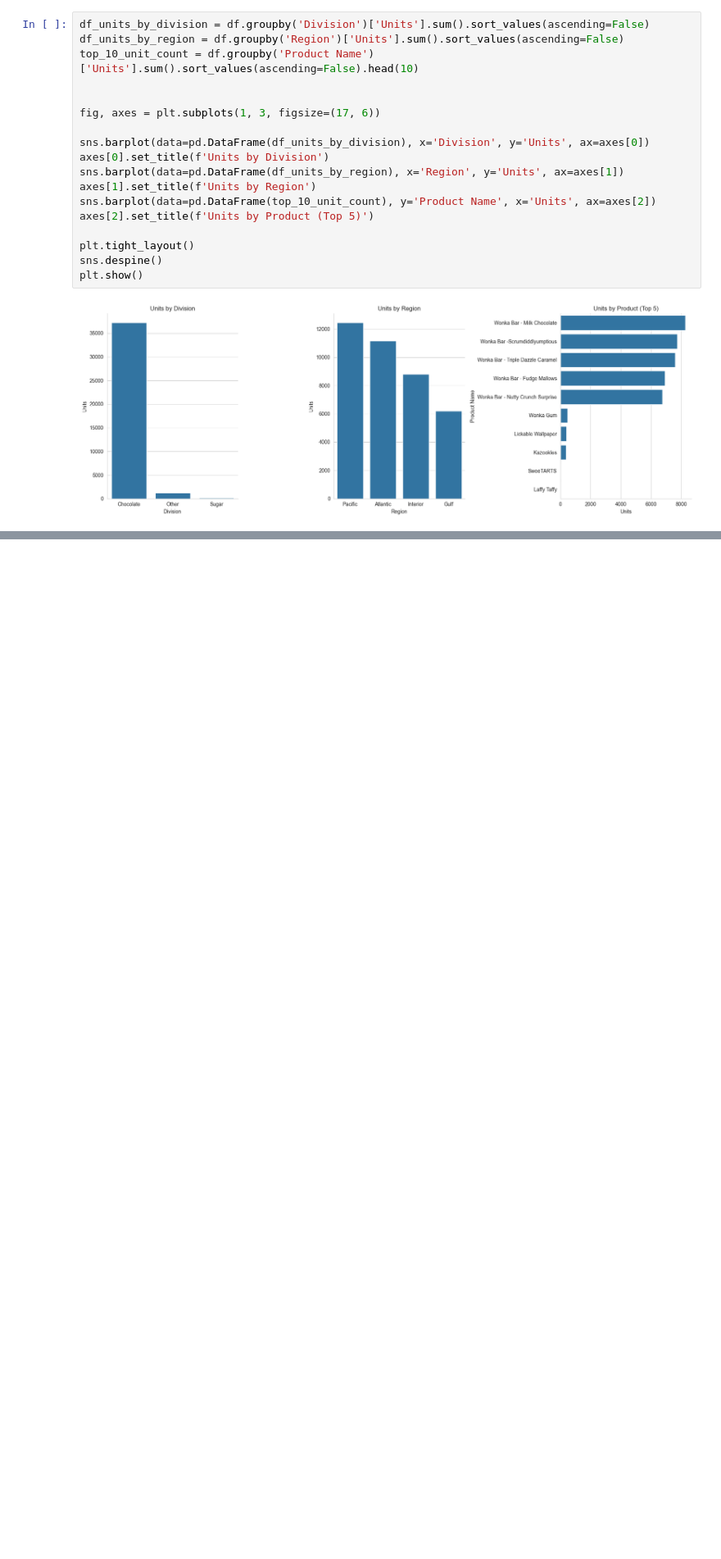
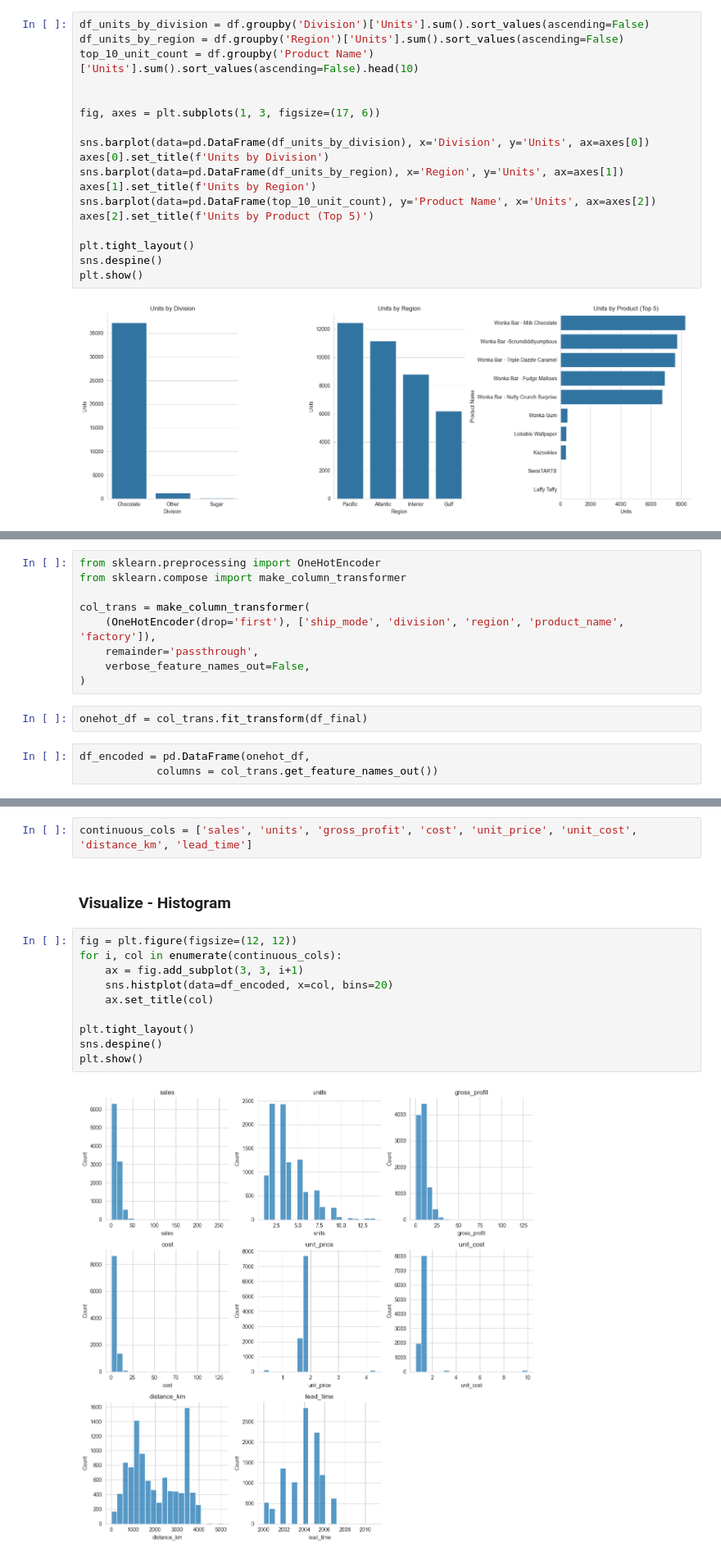
Before and after one commit to jastro-dev/operational-efficiency-and-predictive-analytics-candy-distribution, a Jupyter notebook: main_notebook.ipynb, the cells around one changed output, grey strips where cells are left out. Shown at 82% size. Cells and saved outputs as stored; diff of their text form; blank space fills up the shorter version.

```diff
--- a/main_notebook.ipynb
+++ b/main_notebook.ipynb
@@ -781,0 +1154,14 @@ plt.show()
+# %%
+from sklearn.preprocessing import OneHotEncoder
+from sklearn.compose import make_column_transformer
+
+col_trans = make_column_transformer(
+    (OneHotEncoder(drop='first'), ['ship_mode', 'division', 'region', 'product_name', 'factory']),
+    remainder='passthrough',
+    verbose_feature_names_out=False,
+)
+# %%
+onehot_df = col_trans.fit_transform(df_final)
+# %%
+df_encoded = pd.DataFrame(onehot_df,
+            columns = col_trans.get_feature_names_out())
@@ -781,0 +1202,16 @@ plt.show()
+# %%
+continuous_cols = ['sales', 'units', 'gross_profit', 'cost', 'unit_price', 'unit_cost', 'distance_km', 'lead_time']
+# %% [markdown]
+### Visualize - Histogram
+# %%
+fig = plt.figure(figsize=(12, 12))
+for i, col in enumerate(continuous_cols):
+    ax = fig.add_subplot(3, 3, i+1)
+    sns.histplot(data=df_encoded, x=col, bins=20)
+    ax.set_title(col)
+
+plt.tight_layout()
+sns.despine()
+plt.show()
+# %% [output]
+[figure, added]
```
Also changed, not shown: parts of 61 cells of this notebook.
